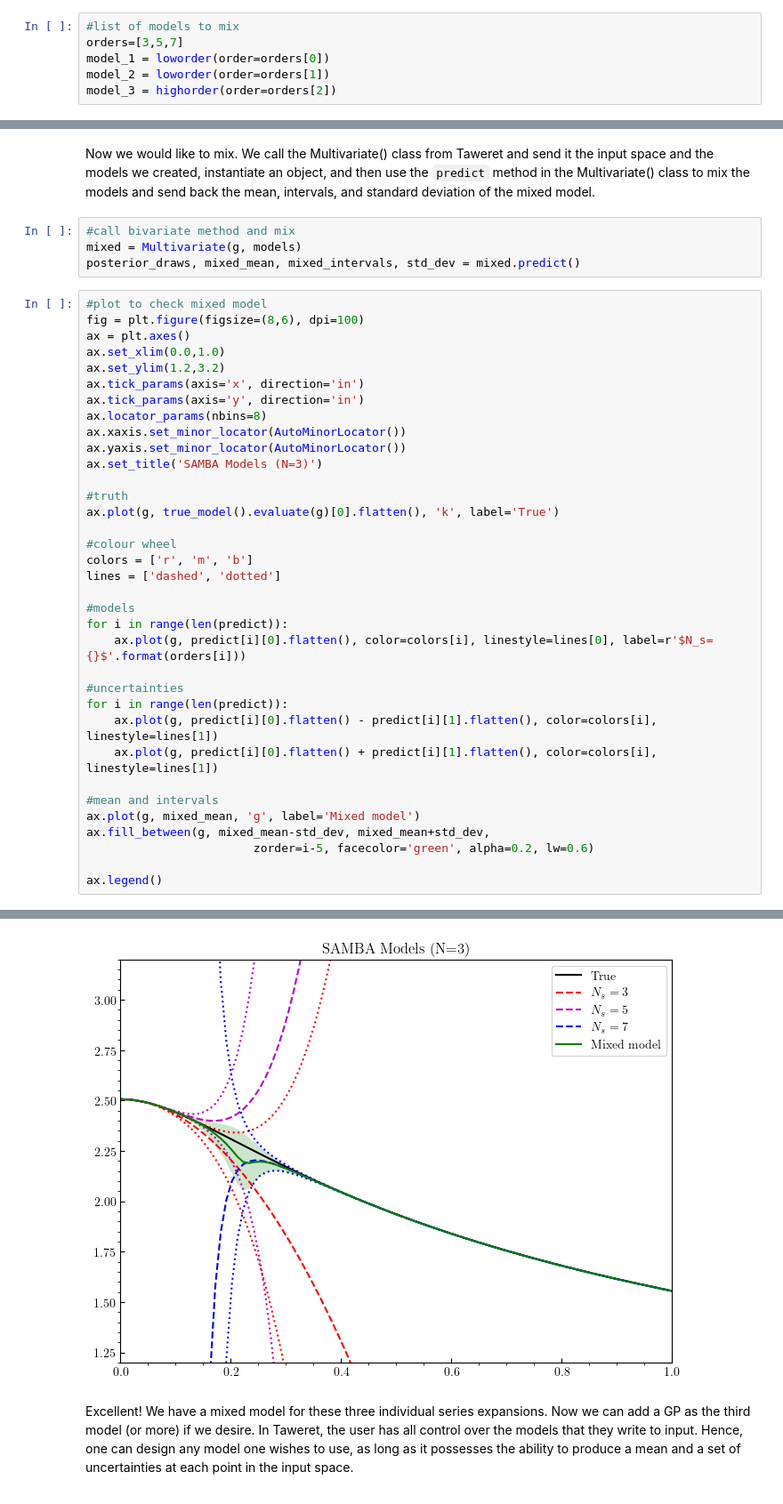
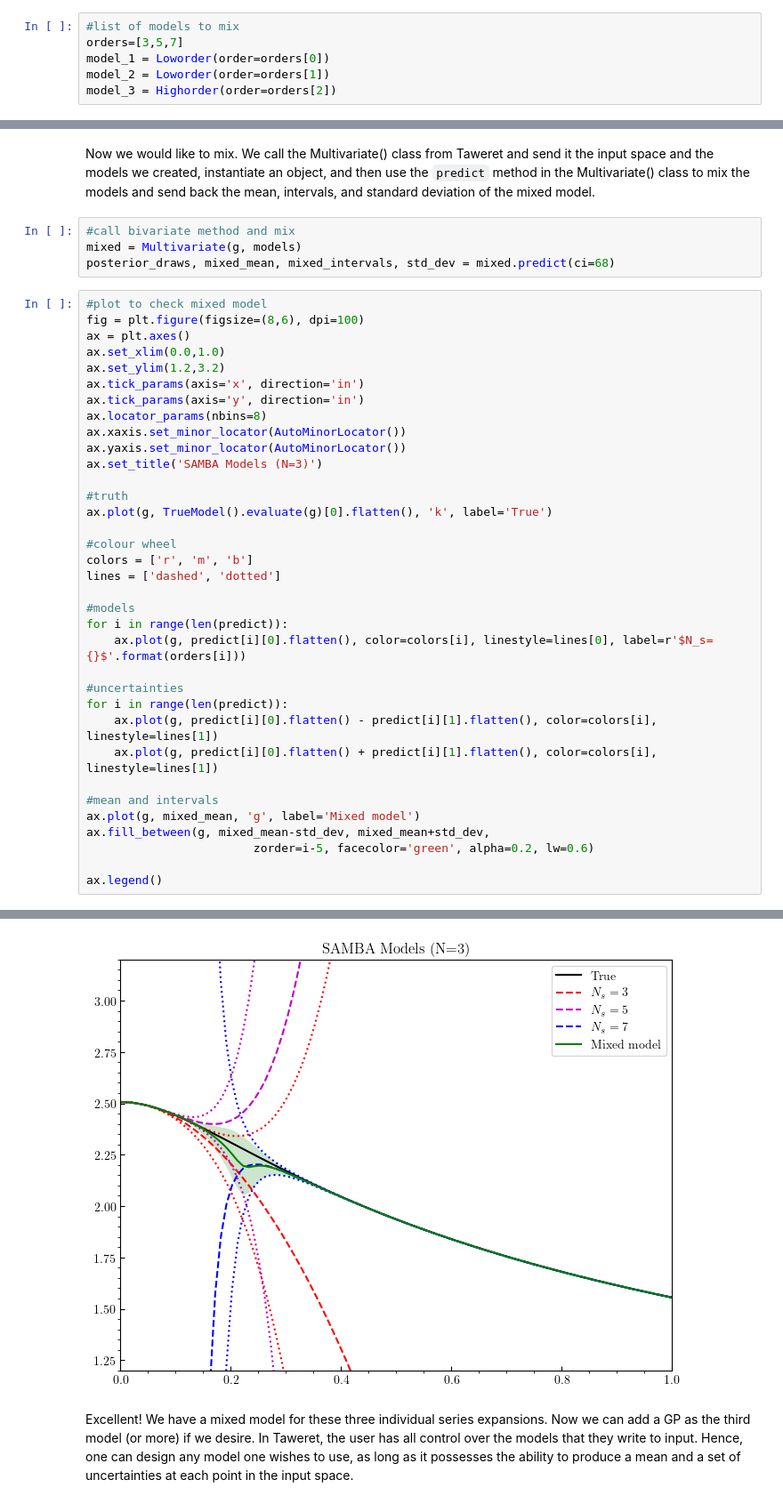
Before and after one commit to bandframework/Taweret, a Jupyter notebook: docs/source/notebooks/N_Model_BMM.ipynb, the cells around one changed output, grey strips where cells are left out. Shown at 89% size. Drawn from its saved outputs; the diff is of its cells as text.

```diff
--- a/docs/source/notebooks/N_Model_BMM.ipynb
+++ b/docs/source/notebooks/N_Model_BMM.ipynb
@@ -35,9 +30,9 @@ We pick the truncation orders we would like to investigate in our model mixing,
 # %%
 #list of models to mix
 orders=[3,5,7]
-model_1 = loworder(order=orders[0])
-model_2 = loworder(order=orders[1])
-model_3 = highorder(order=orders[2])
+model_1 = Loworder(order=orders[0])
+model_2 = Loworder(order=orders[1])
+model_3 = Highorder(order=orders[2])
 # %% [markdown]
 Now we compile these models into a dictionary that we can pass into Taweret.
 # %%
@@ -100,7 +95,7 @@ Now we would like to mix. We call the Multivariate() class from Taweret and send
 # %%
 #call bivariate method and mix
 mixed = Multivariate(g, models)
-posterior_draws, mixed_mean, mixed_intervals, std_dev = mixed.predict()
+posterior_draws, mixed_mean, mixed_intervals, std_dev = mixed.predict(ci=68)
 # %%
 #plot to check mixed model
 fig = plt.figure(figsize=(8,6), dpi=100)
@@ -110,34 +105,34 @@ ax.set_ylim(1.2,3.2)
 ax.tick_params(axis='x', direction='in')
 ax.tick_params(axis='y', direction='in')
 ax.locator_params(nbins=8)
 ax.xaxis.set_minor_locator(AutoMinorLocator())
 ax.yaxis.set_minor_locator(AutoMinorLocator())
 ax.set_title('SAMBA Models (N=3)')
 
 #truth
-ax.plot(g, true_model().evaluate(g)[0].flatten(), 'k', label='True')
+ax.plot(g, TrueModel().evaluate(g)[0].flatten(), 'k', label='True')
 
 #colour wheel
 colors = ['r', 'm', 'b']
 lines = ['dashed', 'dotted']
 
 #models
 for i in range(len(predict)):
     ax.plot(g, predict[i][0].flatten(), color=colors[i], linestyle=lines[0], label=r'$N_s={}$'.format(orders[i]))
 
 #uncertainties
 for i in range(len(predict)):
     ax.plot(g, predict[i][0].flatten() - predict[i][1].flatten(), color=colors[i], linestyle=lines[1])
     ax.plot(g, predict[i][0].flatten() + predict[i][1].flatten(), color=colors[i], linestyle=lines[1])
 
 #mean and intervals
 ax.plot(g, mixed_mean, 'g', label='Mixed model')
 ax.fill_between(g, mixed_mean-std_dev, mixed_mean+std_dev,
                         zorder=i-5, facecolor='green', alpha=0.2, lw=0.6)
 
 ax.legend()
 # %% [output]
 <matplotlib.legend.Legend at 0x...>
-[figure, old version]
+[figure, new version]
 # %% [markdown]
 Excellent! We have a mixed model for these three individual series expansions. Now we can add a GP as the third model (or more) if we desire. In Taweret, the user has all control over the models that they write to input. Hence, one can design any model one wishes to use, as long as it possesses the ability to produce a mean and a set of uncertainties at each point in the input space.
```
Also changed, not shown: parts of 3 cells of this notebook, 1 other file.
